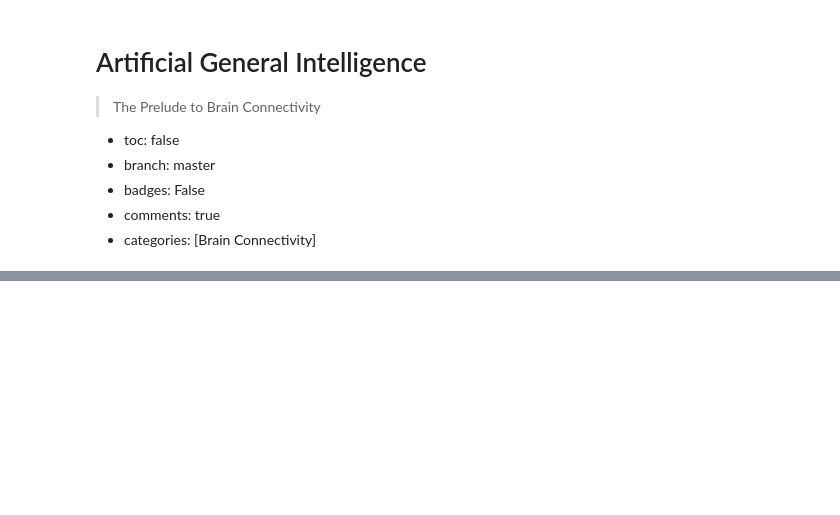
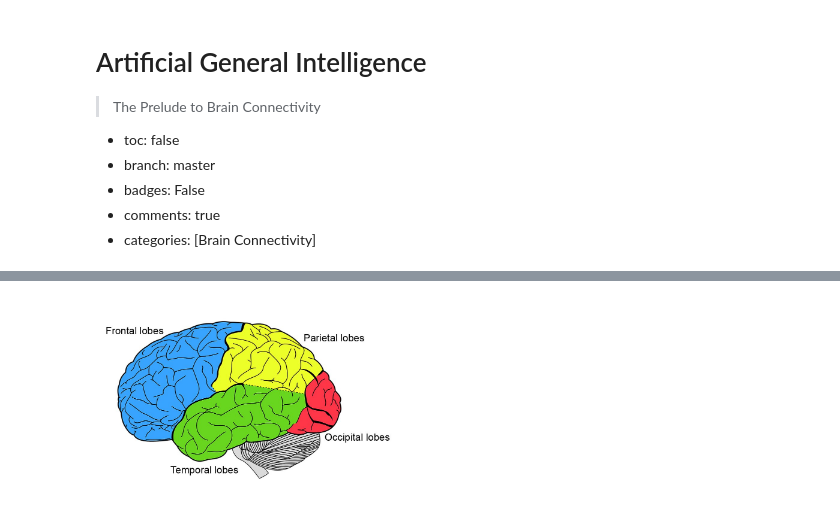
Before and after one commit to cs-me/logical_musings, a Jupyter notebook: _notebooks/2020-04-21-Artifical-General-Intelligence-The-Prelude-to-Brain-Connectivity.ipynb, the cells around one changed output, grey strips where cells are left out. Drawn from its saved outputs; the diff is of its cells as text; code cells hidden in the pictures; blank space fills up the shorter version.

Commit message:
Image path changed

```diff
--- a/_notebooks/2020-04-21-Artifical-General-Intelligence-The-Prelude-to-Brain-Connectivity.ipynb
+++ b/_notebooks/2020-04-21-Artifical-General-Intelligence-The-Prelude-to-Brain-Connectivity.ipynb
@@ -44,0 +28,4 @@ With this very primitive definition and a detailed motivation, let's move on to
+# %%
+Image(filename="images/Brain_Connectivity/Cerebrum.jpg", width=300, height=300)
+# %% [output]
+[figure, added]
```
Also changed, not shown: parts of 5 cells of this notebook.
